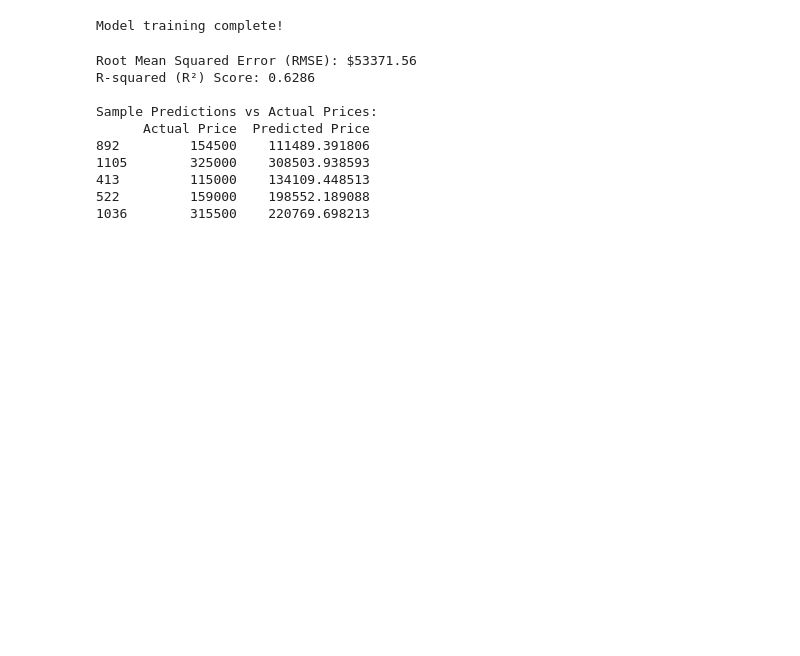
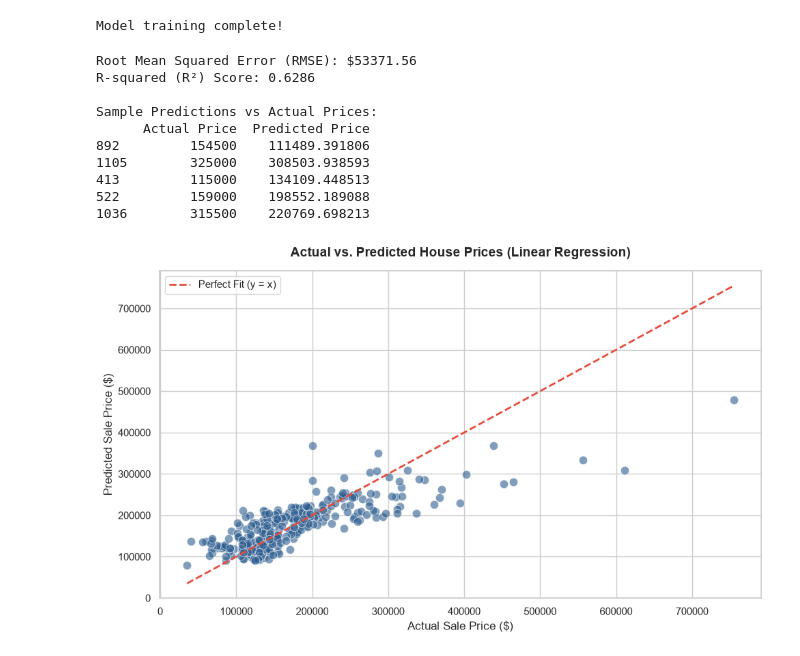
Before and after one commit to Abhirup-Kovid/PRODIGY_ML_01, a Jupyter notebook: main.ipynb, the cells around one changed output. Drawn from its saved outputs; the diff is of its cells as text; code cells hidden in the pictures; blank space fills up the shorter version.

Commit message:
Add data visualization plot for evaluation

```diff
--- a/main.ipynb
+++ b/main.ipynb
@@ -66,3 +66,31 @@ Sample Predictions vs Actual Prices:
 413         115000    134109.448513
 522         159000    198552.189088
 1036        315500    220769.698213
+# %%
+import matplotlib.pyplot as plt
+import seaborn as sns
+
+# Set the style for a clean look
+sns.set_theme(style="whitegrid")
+plt.figure(figsize=(10, 6))
+
+# Create the scatter plot
+sns.scatterplot(x=y_test, y=y_pred, alpha=0.6, color="#2b5c8f", edgecolor="w", s=80)
+
+# Add a perfect diagonal line representing the "Perfect Prediction" line
+max_val = max(max(y_test), max(y_pred))
+min_val = min(min(y_test), min(y_pred))
+plt.plot([min_val, max_val], [min_val, max_val], color='#e74c3c', linestyle='--', linewidth=2, label="Perfect Fit (y = x)")
+
+# Labels and Styling
+plt.title('Actual vs. Predicted House Prices (Linear Regression)', fontsize=14, fontweight='bold', pad=15)
+plt.xlabel('Actual Sale Price ($)', fontsize=12)
+plt.ylabel('Predicted Sale Price ($)', fontsize=12)
+plt.legend(loc='upper left')
+plt.tight_layout()
+
+# Save the plot automatically so you can use it for LinkedIn
+plt.savefig('actual_vs_predicted.png', dpi=300)
+plt.show()
+# %% [output]
+[figure, added]
```
Also changed, not shown: 1 other file.
